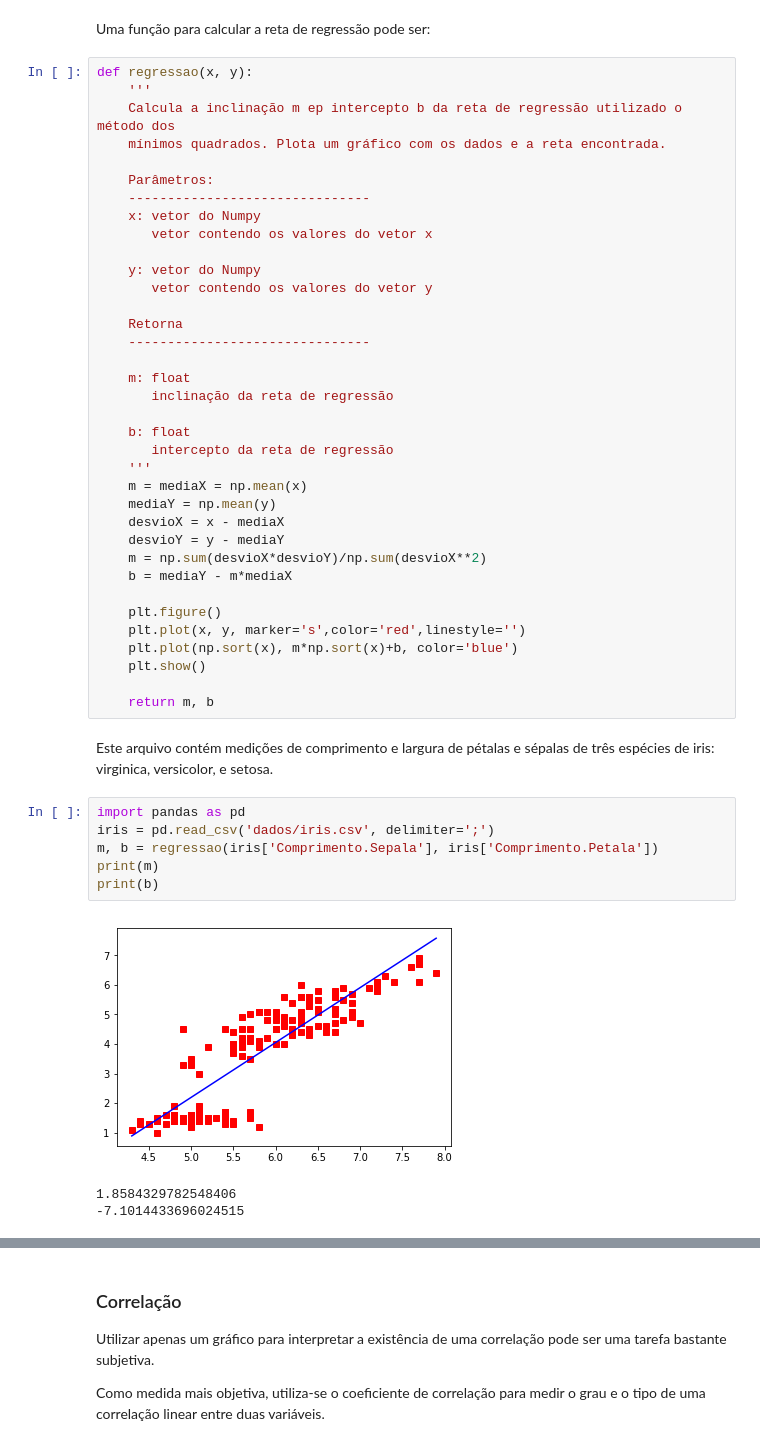
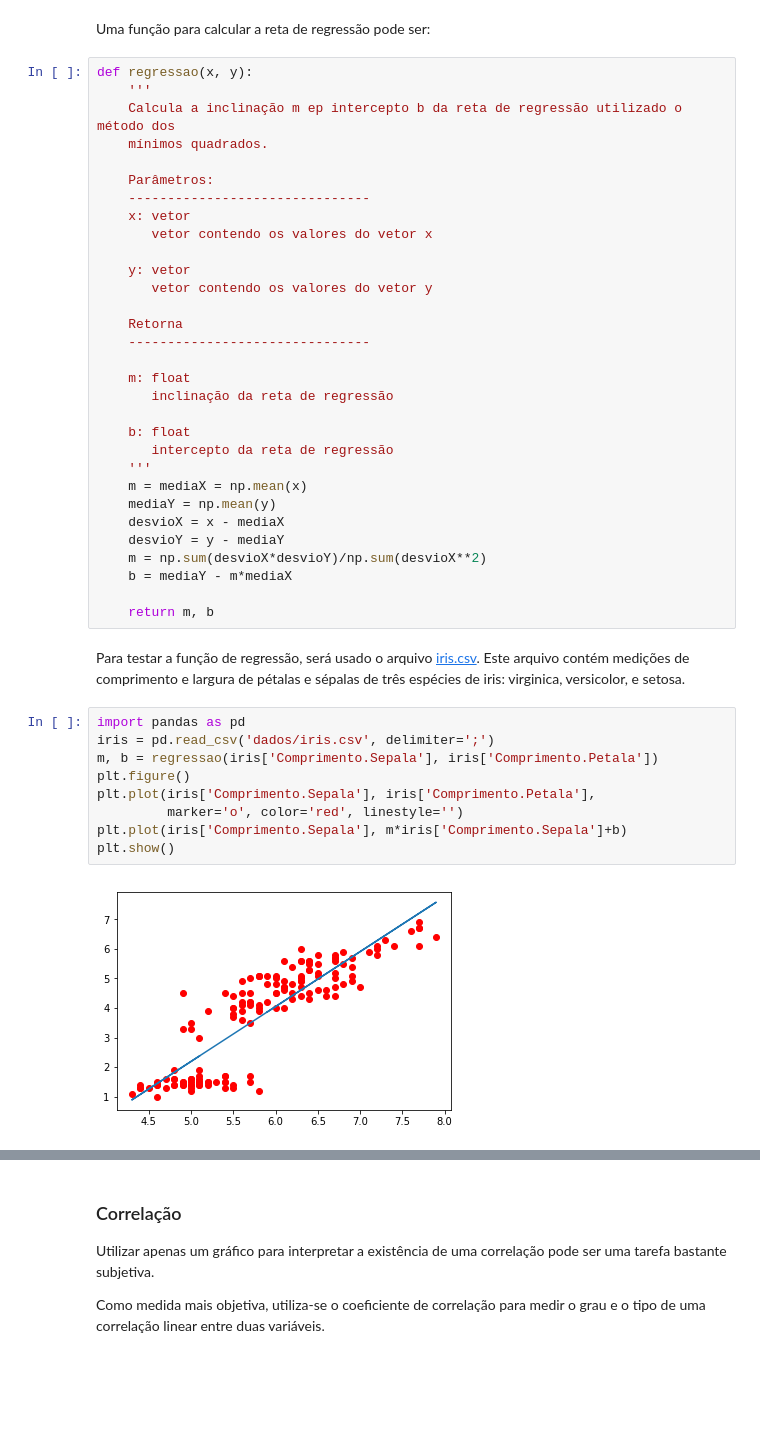
Before and after one commit to rnwatanabe/BasesComputacionais, a Jupyter notebook: aula9/Regressão.ipynb, the cells around one changed output, grey strips where cells are left out. Drawn from its saved outputs; the diff is of its cells as text; blank space fills up the shorter version.

```diff
--- a/aula9/Regressão.ipynb
+++ b/aula9/Regressão.ipynb
@@ -128,14 +130,14 @@ Uma função para calcular a reta de regressão pode ser:
 def regressao(x, y):
     '''
     Calcula a inclinação m ep intercepto b da reta de regressão utilizado o método dos
-    mínimos quadrados. Plota um gráfico com os dados e a reta encontrada.
+    mínimos quadrados.
 
     Parâmetros:
     -------------------------------
-    x: vetor do Numpy
+    x: vetor
        vetor contendo os valores do vetor x
 
-    y: vetor do Numpy
+    y: vetor
        vetor contendo os valores do vetor y
 
     Retorna
@@ -154,25 +156,21 @@ def regressao(x, y):
     m = np.sum(desvioX*desvioY)/np.sum(desvioX**2)
     b = mediaY - m*mediaX
 
-    plt.figure()
-    plt.plot(x, y, marker='s',color='red',linestyle='')
-    plt.plot(np.sort(x), m*np.sort(x)+b, color='blue')
-    plt.show()
-
     return m, b
 # %% [markdown]
-Este arquivo contém medições de comprimento e largura de pétalas e sépalas de três
+Para testar a função de regressão, será usado o arquivo [iris.csv](dados/iris.csv). Este arquivo contém medições de comprimento e largura de pétalas e sépalas de três
 espécies de iris: virginica, versicolor, e setosa.
 # %%
 import pandas as pd
 iris = pd.read_csv('dados/iris.csv', delimiter=';')
 m, b = regressao(iris['Comprimento.Sepala'], iris['Comprimento.Petala'])
-print(m)
-print(b)
+plt.figure()
+plt.plot(iris['Comprimento.Sepala'], iris['Comprimento.Petala'],
+         marker='o', color='red', linestyle='')
+plt.plot(iris['Comprimento.Sepala'], m*iris['Comprimento.Sepala']+b)
+plt.show()
 # %% [output]
-[figure, old version]
+[figure, new version]
-1.8584329782548406
--7.1014433696024515
 # %% [markdown]
 ### Correlação
 
```
Also changed, not shown: parts of 19 cells of this notebook, 2 other files.
